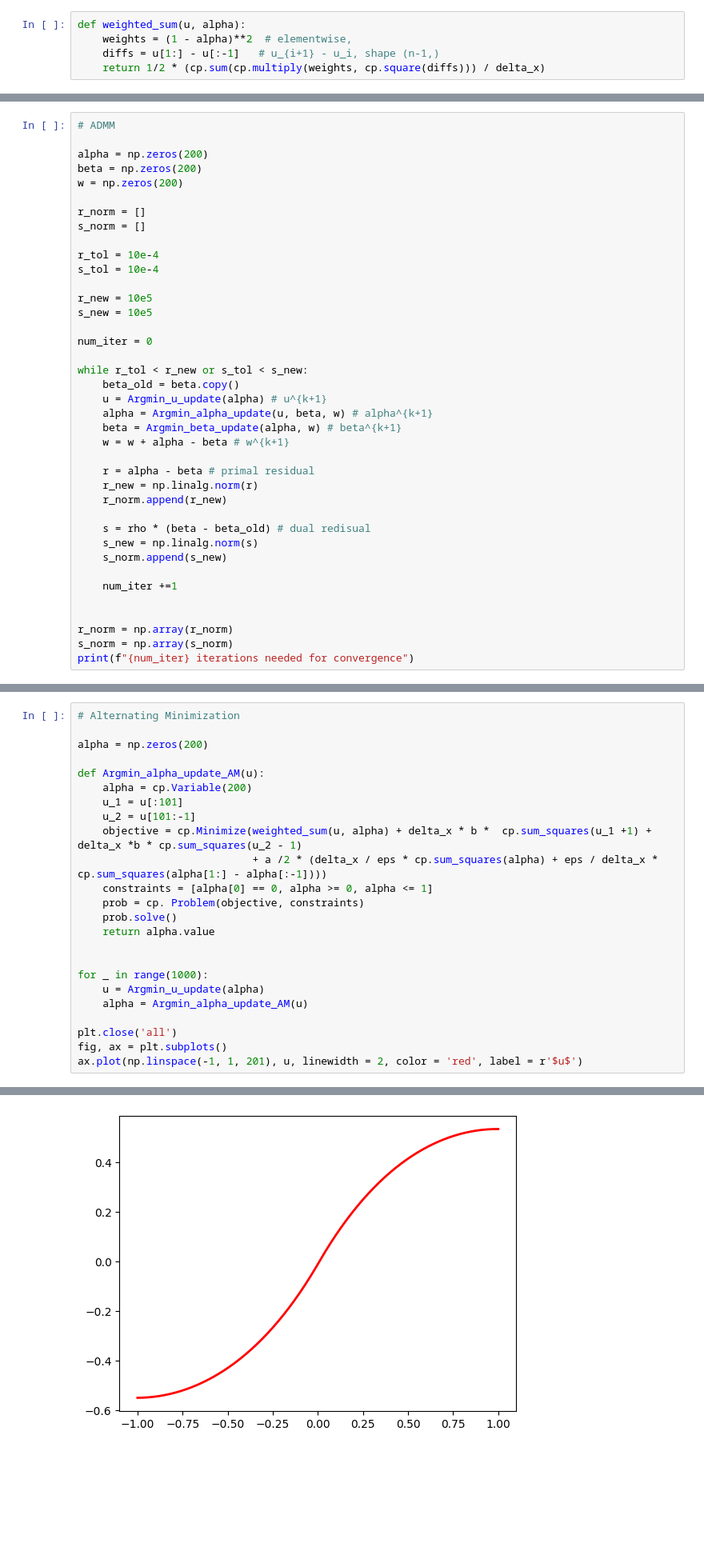
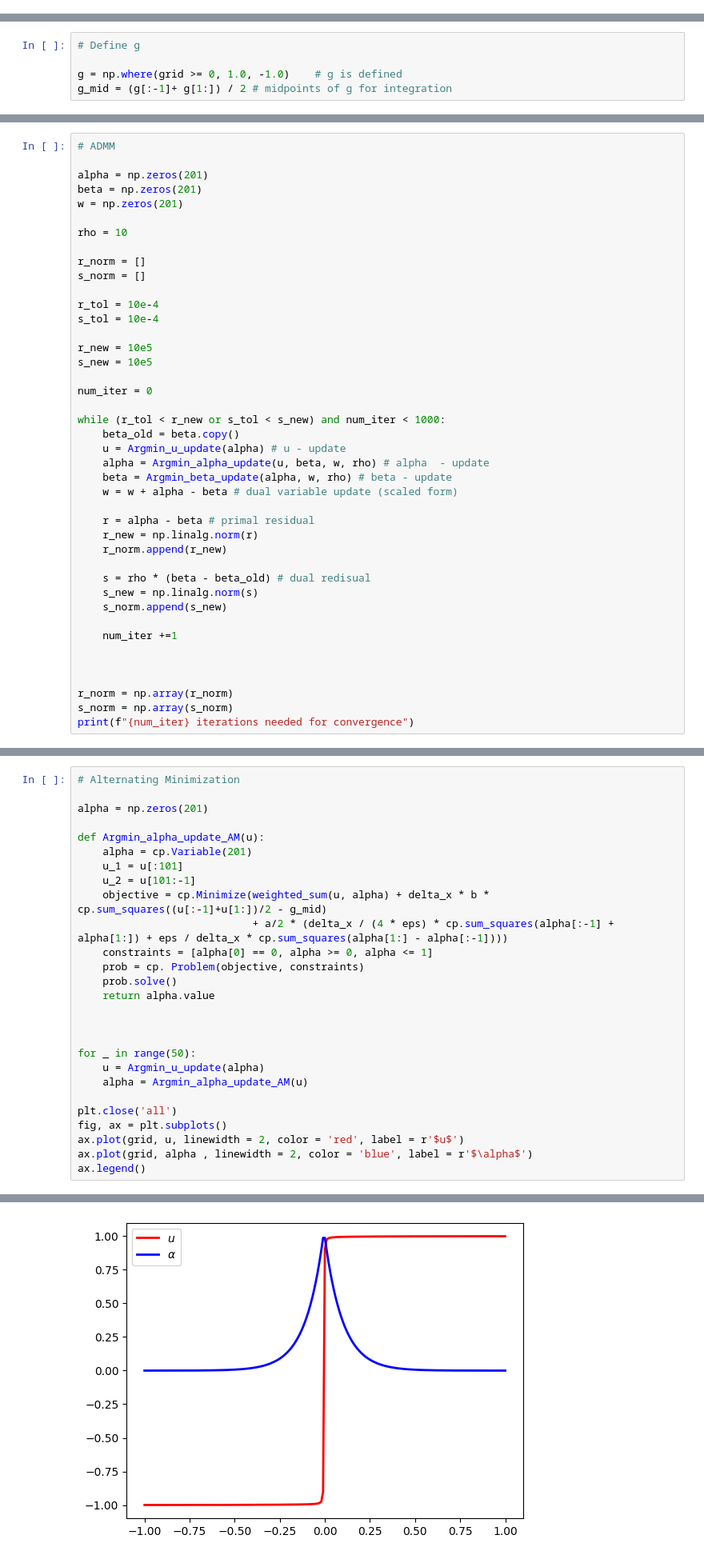
Before and after one commit to jiwei-peng/ADMM, a Jupyter notebook: ADMM 2.ipynb, the cells around one changed output, grey strips where cells are left out. Shown at 80% size. Cells and saved outputs as stored; diff of their text form; blank space fills up the shorter version.

```diff
--- a/ADMM 2.ipynb
+++ b/ADMM 2.ipynb
@@ -28,5 +4,0 @@ u(x) = \begin{cases}
-# %%
-def weighted_sum(u, alpha):
-    weights = (1 - alpha)**2  # elementwise,
-    diffs = u[1:] - u[:-1]   # u_{i+1} - u_i, shape (n-1,)
-    return 1/2 * (cp.sum(cp.multiply(weights, cp.square(diffs))) / delta_x)
@@ -33,2 +15,7 @@ def weighted_sum(u, alpha):
+# %%
+# Define g
+
+g = np.where(grid >= 0, 1.0, -1.0)    # g is defined
+g_mid = (g[:-1]+ g[1:]) / 2 # midpoints of g for integration
 # %%
 # Set-up
@@ -60,9 +52,11 @@ def Argmin_beta_update(alpha, w):
 # %%
 # ADMM
 
-alpha = np.zeros(200)
-beta = np.zeros(200)
-w = np.zeros(200)
+alpha = np.zeros(201)
+beta = np.zeros(201)
+w = np.zeros(201)
+
+rho = 10
 
 r_norm = []
 s_norm = []
@@ -75,12 +69,12 @@ s_new = 10e5
 
 num_iter = 0
 
-while r_tol < r_new or s_tol < s_new:
+while (r_tol < r_new or s_tol < s_new) and num_iter < 1000:
     beta_old = beta.copy()
-    u = Argmin_u_update(alpha) # u^{k+1}
-    alpha = Argmin_alpha_update(u, beta, w) # alpha^{k+1}
-    beta = Argmin_beta_update(alpha, w) # beta^{k+1}
-    w = w + alpha - beta # w^{k+1}
+    u = Argmin_u_update(alpha) # u - update
+    alpha = Argmin_alpha_update(u, beta, w, rho) # alpha  - update
+    beta = Argmin_beta_update(alpha, w, rho) # beta - update
+    w = w + alpha - beta # dual variable update (scaled form)
 
     r = alpha - beta # primal residual
     r_new = np.linalg.norm(r)
@@ -93,6 +87,7 @@ while r_tol < r_new or s_tol < s_new:
     num_iter +=1
 
 
+
 r_norm = np.array(r_norm)
 s_norm = np.array(s_norm)
 print(f"{num_iter} iterations needed for convergence")
@@ -101,25 +119,28 @@ print(f"{num_iter} iterations needed for convergence")
 # %%
 # Alternating Minimization
 
-alpha = np.zeros(200)
+alpha = np.zeros(201)
 
 def Argmin_alpha_update_AM(u):
-    alpha = cp.Variable(200)
+    alpha = cp.Variable(201)
     u_1 = u[:101]
     u_2 = u[101:-1]
-    objective = cp.Minimize(weighted_sum(u, alpha) + delta_x * b *  cp.sum_squares(u_1 +1) + delta_x *b * cp.sum_squares(u_2 - 1)
-                            + a /2 * (delta_x / eps * cp.sum_squares(alpha) + eps / delta_x * cp.sum_squares(alpha[1:] - alpha[:-1])))
+    objective = cp.Minimize(weighted_sum(u, alpha) + delta_x * b * cp.sum_squares((u[:-1]+u[1:])/2 - g_mid)
+                            + a/2 * (delta_x / (4 * eps) * cp.sum_squares(alpha[:-1] + alpha[1:]) + eps / delta_x * cp.sum_squares(alpha[1:] - alpha[:-1])))
     constraints = [alpha[0] == 0, alpha >= 0, alpha <= 1]
     prob = cp. Problem(objective, constraints)
     prob.solve()
     return alpha.value
 
 
-for _ in range(1000):
+
+for _ in range(50):
     u = Argmin_u_update(alpha)
     alpha = Argmin_alpha_update_AM(u)
 
 plt.close('all')
 fig, ax = plt.subplots()
-ax.plot(np.linspace(-1, 1, 201), u, linewidth = 2, color = 'red', label = r'$u$')
+ax.plot(grid, u, linewidth = 2, color = 'red', label = r'$u$')
+ax.plot(grid, alpha , linewidth = 2, color = 'blue', label = r'$\alpha$')
+ax.legend()
 # %% [output]
@@ -127 +148 @@ ax.plot(np.linspace(-1, 1, 201), u, linewidth = 2, color = 'red', label = r'$u$'
-[figure, old version]
+[figure, new version]
```
Also changed, not shown: parts of 15 cells of this notebook.
